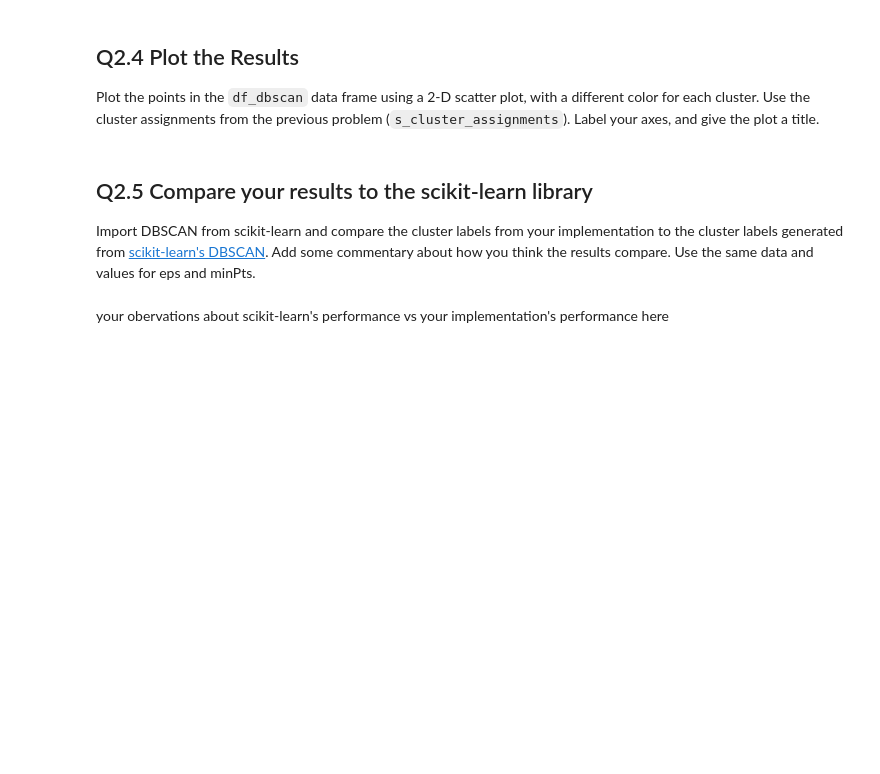
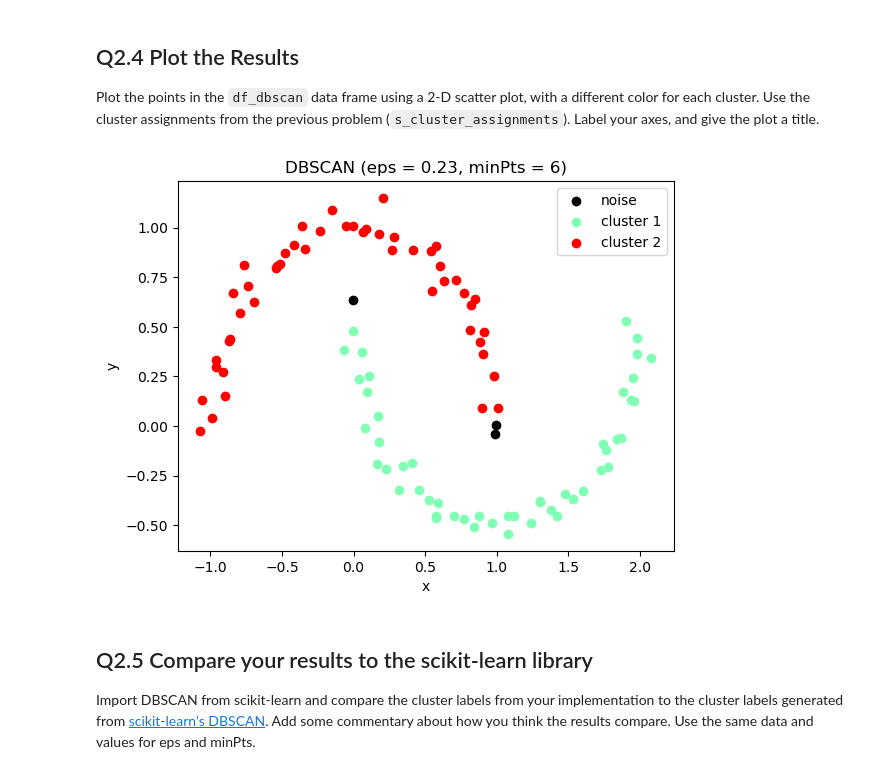
Before and after one commit to eduardo-issa/DataAnalytics_CS329E, a Jupyter notebook: Assignment10/CS329E_HW10.ipynb, the cells around one changed output. Saved outputs shown, nothing was run; the diff lists cells and outputs as text; code cells hidden in the pictures; blank space fills up the shorter version.

```diff
--- a/Assignment10/CS329E_HW10.ipynb
+++ b/Assignment10/CS329E_HW10.ipynb
@@ -270,3 +296,46 @@ def dbscan( df_data, eps, min_pts ):
+# %%
+def dbscan( df_data, eps, min_pts ):
+    NOISE_LABEL = 0
+
+    # your code here
+    UNDEFINED = -1
+    # point has not been processed yet
+    # every point starts out as undefined
+    s_labels = pd.Series( UNDEFINED, index=df_data.index )
+    cluster = 0
+
+    for p_index, p_row in df_data.iterrows():
+        # if previously processed in the inner loop
+        if s_labels.loc[p_index] != UNDEFINED:
+            continue
+
+        # find the neighbors of P
+        df_n = range_query( df_data, p_index, eps )
+        if len(df_n) < min_pts:
+            s_labels.loc[p_index] = NOISE_LABEL
+            continue
+
+        # P is a core point, so start a new cluster
+        cluster += 1
+        s_labels.loc[p_index] = cluster
+
+        seed_set = [ i for i in df_n.index if i != p_index ]
+
+        for q_index in seed_set:
+            # change noise to a border point
+            if s_labels.loc[q_index] == NOISE_LABEL:
+                s_labels.loc[q_index] = cluster
+
+            # if mpreviously processed
+            if s_labels.loc[q_index] != UNDEFINED:
+                continue
+
+            s_labels.loc[q_index] = cluster
+            df_q_n = range_query( df_data, q_index, eps )
+            if len(df_q_n) >= min_pts:
+                seed_set.extend( df_q_n.index )
+
+    return s_labels
 # %%
 # Test it out
 s_cluster_assignment = dbscan( df_dbscan, 0.23, 6)
@@ -278,6 +352,10 @@ Plot the points in the `df_dbscan` data frame using a 2-D scatter plot, with a d
 # %%
 # Plot each cluster
 # your code here
+plot_clusters( df_dbscan, s_cluster_assignment, 'DBSCAN (eps = 0.23, minPts = 6)', noise_label=0 )
+plt.show()
+# %% [output]
+[figure, added]
 # %% [markdown]
 ## Q2.5 Compare your results to the scikit-learn library
 
@@ -289,2 +362,0 @@ from sklearn.cluster import DBSCAN
-# %% [markdown]
-your obervations about scikit-learn's performance vs your implementation's performance here
```
Also changed, not shown: parts of 9 cells of this notebook.
